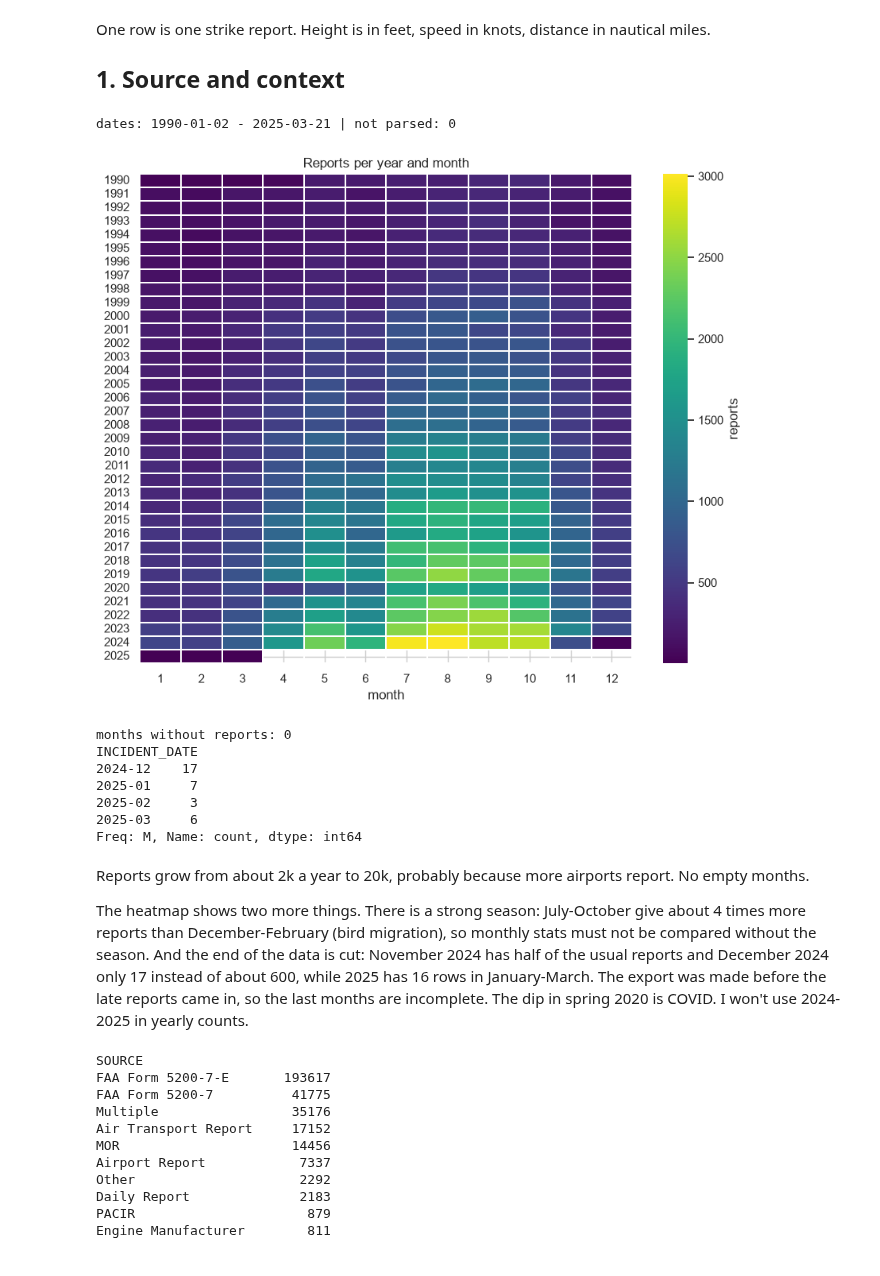
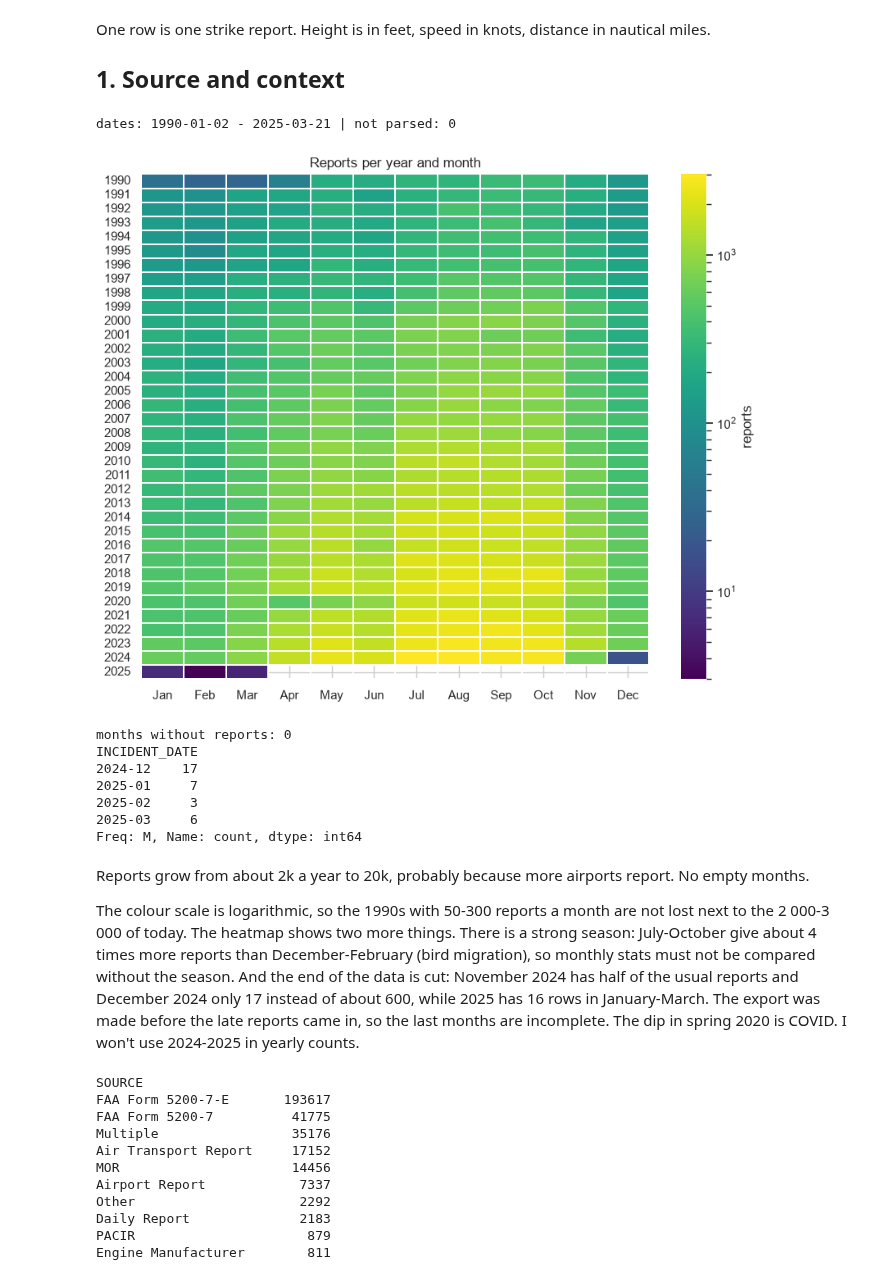
Before and after one commit to Sad-Ira/Data_Engineering, a Jupyter notebook: notebooks/EDA.ipynb, the cells around one changed output. Cells and saved outputs as stored; diff of their text form; code cells hidden in the pictures.

```diff
--- a/notebooks/EDA.ipynb
+++ b/notebooks/EDA.ipynb
@@ -59,18 +60,20 @@ One row is one strike report. Height is in feet, speed in knots, distance in nau
 # %%
 dates = pd.to_datetime(df["INCIDENT_DATE"], errors="coerce")
 print("dates:", dates.min().date(), "-", dates.max().date(), "| not parsed:", dates.isna().sum())
 
 # one cell = number of reports in a month: shows the growth, the season and the gaps at once
 per_month = df.pivot_table(index="INCIDENT_YEAR", columns="INCIDENT_MONTH", values="INDEX_NR", aggfunc="count")
+per_month.columns = ["Jan", "Feb", "Mar", "Apr", "May", "Jun", "Jul", "Aug", "Sep", "Oct", "Nov", "Dec"]
 plt.figure(figsize=(10, 8))
-sns.heatmap(per_month, cmap="viridis", linewidths=0.3, cbar_kws={"label": "reports"})
+# log colour scale, otherwise the winter months of the 1990s and of the 2020s look the same
+sns.heatmap(per_month, cmap="viridis", norm=LogNorm(), linewidths=0.3, cbar_kws={"label": "reports"})
 plt.title("Reports per year and month")
-plt.xlabel("month")
+plt.xlabel("")
 plt.ylabel("")
 plt.show()
 # %% [output]
 dates: 1990-01-02 - 2025-03-21 | not parsed: 0
-[figure, old version]
+[figure, new version]
 # %%
 months = dates.dt.to_period("M")
 all_months = pd.period_range(months.min(), months.max(), freq="M")
@@ -87,7 +90,7 @@ Freq: M, Name: count, dtype: int64
 # %% [markdown]
 Reports grow from about 2k a year to 20k, probably because more airports report. No empty months.
 
-The heatmap shows two more things. There is a strong season: July-October give about 4 times more reports than December-February (bird migration), so monthly stats must not be compared without the season. And the end of the data is cut: November 2024 has half of the usual reports and December 2024 only 17 instead of about 600, while 2025 has 16 rows in January-March. The export was made before the late reports came in, so the last months are incomplete. The dip in spring 2020 is COVID. I won't use 2024-2025 in yearly counts.
+The colour scale is logarithmic, so the 1990s with 50-300 reports a month are not lost next to the 2 000-3 000 of today. The heatmap shows two more things. There is a strong season: July-October give about 4 times more reports than December-February (bird migration), so monthly stats must not be compared without the season. And the end of the data is cut: November 2024 has half of the usual reports and December 2024 only 17 instead of about 600, while 2025 has 16 rows in January-March. The export was made before the late reports came in, so the last months are incomplete. The dip in spring 2020 is COVID. I won't use 2024-2025 in yearly counts.
 # %%
 df["SOURCE"].value_counts()
 # %% [output]
```
Also changed, not shown: parts of 10 cells of this notebook.
